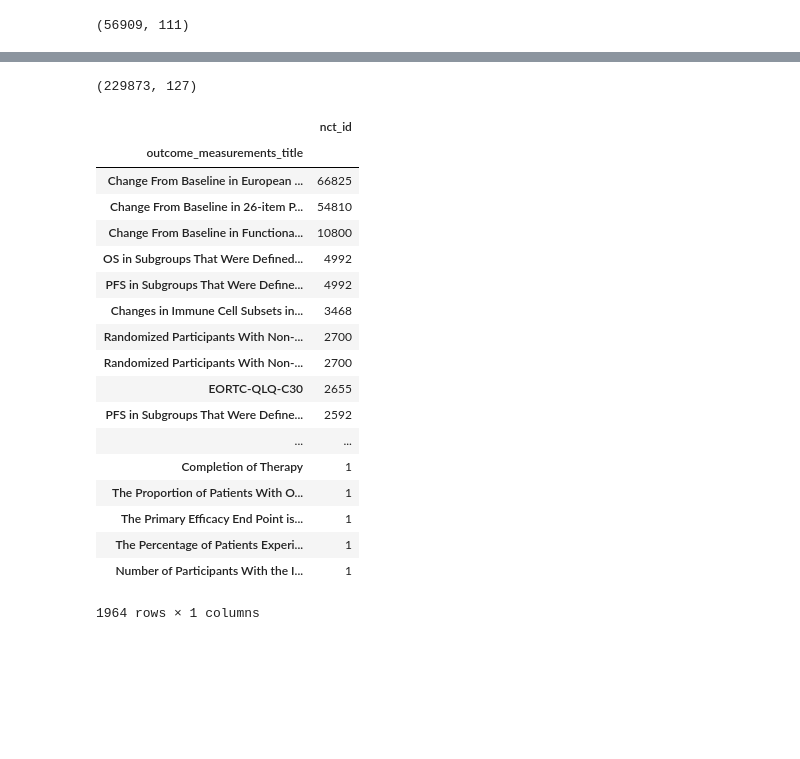
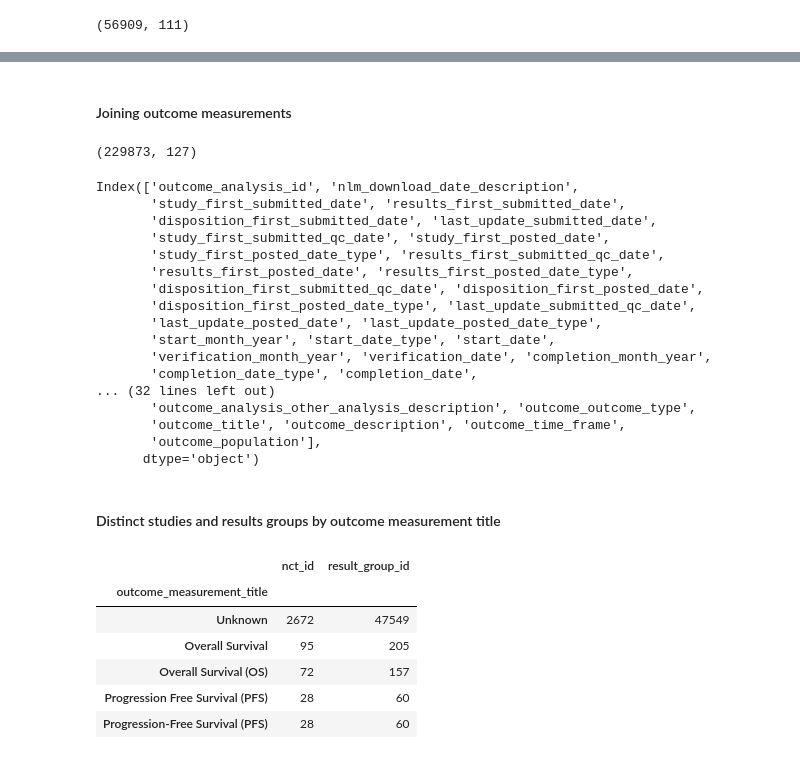
Before and after one commit to sylvaingchassang/trial-explorer, a Jupyter notebook: Data Exploration of Interventional Cancer Study Results.ipynb, the cells around one changed output, grey strips where cells are left out. Drawn from its saved outputs; the diff is of its cells as text; code cells hidden in the pictures; blank space fills up the shorter version.

Commit message:
adding outcome data

```diff
--- a/Data Exploration of Interventional Cancer Study Results.ipynb
+++ b/Data Exploration of Interventional Cancer Study Results.ipynb
@@ -316,4 +345,4 @@ df.shape
 # %%
-outcome_measurements = ss.dimensions['outcome_measurements'].data.add_prefix('outcome_measurements_')
+outcome_measurements = ss.dimensions['outcome_measurements'].data.add_prefix('outcome_measurement_')
 outcome_measurements.head()
 # %% [output]
@@ -324,31 +353,45 @@ outcome_measurements.head()
 |  | 15120266 | 4572276 | 34193879 | O1 | Incidence of glaucoma 13 yr (OHTS... | ... |
 |  |  | 4572276 | 34193881 | O1 | Incidence of glaucoma at 5 yr (OH... | ... |
 | NCT00000134 | 15120254 | 4572275 | 34193875 | O3 |  | ... |
+# %% [markdown]
+#### Joining outcome measurements
 # %%
 df = df.merge(outcome_measurements, left_index=True, right_index=True, how='left')
 df.shape
 # %% [output]
 (229873, 127)
+# %%
+df.columns[:100]
+# %% [output]
+Index(['outcome_analysis_id', 'nlm_download_date_description',
+       'study_first_submitted_date', 'results_first_submitted_date',
+       'disposition_first_submitted_date', 'last_update_submitted_date',
+       'study_first_submitted_qc_date', 'study_first_posted_date',
+       'study_first_posted_date_type', 'results_first_submitted_qc_date',
+       'results_first_posted_date', 'results_first_posted_date_type',
+       'disposition_first_submitted_qc_date', 'disposition_first_posted_date',
+       'disposition_first_posted_date_type', 'last_update_submitted_qc_date',
+       'last_update_posted_date', 'last_update_posted_date_type',
+       'start_month_year', 'start_date_type', 'start_date',
+       'verification_month_year', 'verification_date', 'completion_month_year',
+       'completion_date_type', 'completion_date',
+... (32 lines left out)
+       'outcome_analysis_other_analysis_description', 'outcome_outcome_type',
+       'outcome_title', 'outcome_description', 'outcome_time_frame',
+       'outcome_population'],
+      dtype='object')
+# %% [markdown]
+#### Distinct studies and results groups by outcome measurement title
 # %%
-df.reset_index().groupby('outcome_measurements_title').agg({'nct_id':'count'}).sort_values(
-    by='nct_id', ascending=False)
+df['outcome_measurement_title'] = df['outcome_measurement_title'].fillna('Unknown')
+df.reset_index().groupby(['outcome_measurement_title']).agg(
+    {'nct_id':'nunique', 'result_group_id':'nunique'}).sort_values(
+    by='nct_id', ascending=False).head()
 # %% [output]
-|  | nct_id |
-| outcome_measurements_title |  |
-| Change From Baseline in European ... | 66825 |
-| Change From Baseline in 26-item P... | 54810 |
-| Change From Baseline in Functiona... | 10800 |
-| OS in Subgroups That Were Defined... | 4992 |
-| PFS in Subgroups That Were Define... | 4992 |
-| Changes in Immune Cell Subsets in... | 3468 |
-| Randomized Participants With Non-... | 2700 |
-| Randomized Participants With Non-... | 2700 |
-| EORTC-QLQ-C30 | 2655 |
-| PFS in Subgroups That Were Define... | 2592 |
-| ... | ... |
-| Completion of Therapy | 1 |
-| The Proportion of Patients With O... | 1 |
-| The Primary Efficacy End Point is... | 1 |
-| The Percentage of Patients Experi... | 1 |
-| Number of Participants With the I... | 1 |
+|  | nct_id | result_group_id |
+| outcome_measurement_title |  |  |
+| Unknown | 2672 | 47549 |
+| Overall Survival | 95 | 205 |
+| Overall Survival (OS) | 72 | 157 |
+| Progression Free Survival (PFS) | 28 | 60 |
+| Progression-Free Survival (PFS) | 28 | 60 |
-1964 rows × 1 columns
```
Also changed, not shown: parts of 59 cells of this notebook.
